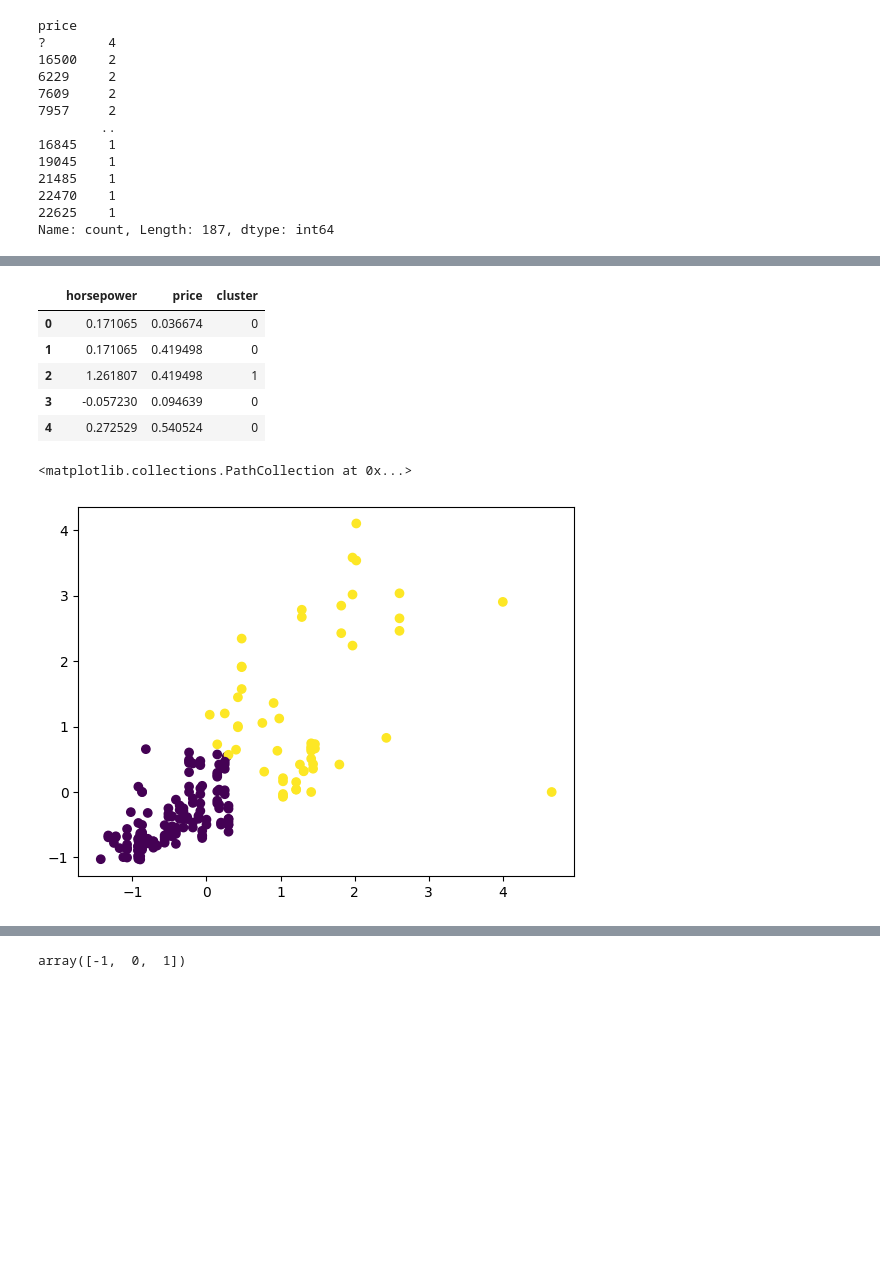
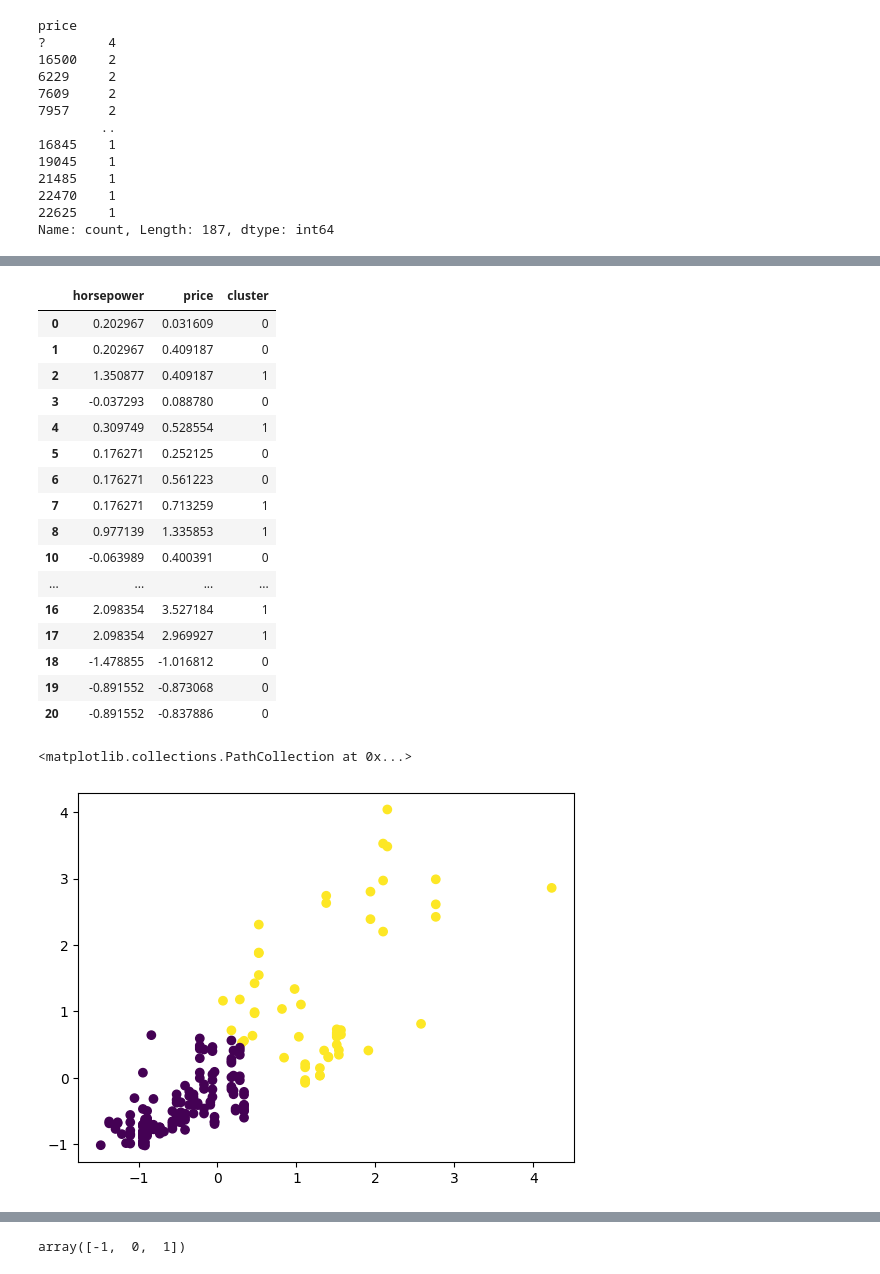
Before and after one commit to nicriv831/ds-ft-0125-code-solutions, a Jupyter notebook: clustering/data/clustering.ipynb, the cells around one changed output, grey strips where cells are left out. Drawn from its saved outputs; the diff is of its cells as text; code cells hidden in the pictures; blank space fills up the shorter version.

```diff
--- a/clustering/data/clustering.ipynb
+++ b/clustering/data/clustering.ipynb
@@ -127,0 +124,8 @@ np.int64(0)
+# %%
+# Less than 10% of data are ?s which are really Nans, drop these rows
+
+for_model = for_model[for_model['horsepower'] != '?']
+print(f' horsepower ?s - {(for_model['horsepower'] == '?').sum()}')
+
+for_model = for_model[for_model['price'] != '?']
+print(f' price ?s - {(for_model['price'] == '?').sum()}')
@@ -138,5 +138,0 @@ See the caveats in the documentation: https://pandas.pydata.org/pandas-docs/stab
-# %%
-# compute mean and impute
-
-hp_mean = for_model['horsepower'].mean()
-for_model['horsepower'] = for_model['horsepower'].fillna(hp_mean)
@@ -149,5 +138,0 @@ See the caveats in the documentation: https://pandas.pydata.org/pandas-docs/stab
-# %%
-# Replace price ? with nan
-
-for_model['price'] = for_model['price'].replace('?', np.nan)
-(for_model['price'] == '?').sum()
@@ -171,5 +142,0 @@ See the caveats in the documentation: https://pandas.pydata.org/pandas-docs/stab
-# %%
-# compute mean and impiute for nan
-
-price_mean = for_model['price'].mean()
-for_model['price'] = for_model['price'].fillna(price_mean)
@@ -234,25 +178,40 @@ KMeans(n_clusters=2, random_state=42)
 # %%
 # Create dataframe with cluster column for charts
 
 charter = scaled_df.copy()
 
 charter['cluster'] = kmeans.labels_
 
-charter.head()
+charter.head(20)
 # %% [output]
 |  | horsepower | price | cluster |
-| 0 | 0.171065 | 0.036674 | 0 |
-| 1 | 0.171065 | 0.419498 | 0 |
-| 2 | 1.261807 | 0.419498 | 1 |
-| 3 | -0.057230 | 0.094639 | 0 |
-| 4 | 0.272529 | 0.540524 | 0 |
+| 0 | 0.202967 | 0.031609 | 0 |
+| 1 | 0.202967 | 0.409187 | 0 |
+| 2 | 1.350877 | 0.409187 | 1 |
+| 3 | -0.037293 | 0.088780 | 0 |
+| 4 | 0.309749 | 0.528554 | 1 |
+| 5 | 0.176271 | 0.252125 | 0 |
+| 6 | 0.176271 | 0.561223 | 0 |
+| 7 | 0.176271 | 0.713259 | 1 |
+| 8 | 0.977139 | 1.335853 | 1 |
+| 10 | -0.063989 | 0.400391 | 0 |
+| ... | ... | ... | ... |
+| 16 | 2.098354 | 3.527184 | 1 |
+| 17 | 2.098354 | 2.969927 | 1 |
+| 18 | -1.478855 | -1.016812 | 0 |
+| 19 | -0.891552 | -0.873068 | 0 |
+| 20 | -0.891552 | -0.837886 | 0 |
-# %%
-# Plot clusters
-
-plt.scatter(charter['horsepower'], charter['price'], c=charter['cluster'])
-# %% [output]
-<matplotlib.collections.PathCollection at 0x...>
-[figure, removed]
+# %%
+# Plot clusters
+
+plt.scatter(charter['horsepower'], charter['price'], c=charter['cluster'])
+
+# Cluster one looks to be mostly those that have one or both numbers above 1. There are some in cluster 1 that values below 1 both there are few.
+# Both groups are similar in that there looks to be a positive correlation between price and horsepower
+# Both groups are different in that group one is those with higher horsepower/price and group 0 is those with less
+# %% [output]
+<matplotlib.collections.PathCollection at 0x...>
+[figure, added]
 # %%
 # Make loop to check for best value of k
 
```
Also changed, not shown: parts of 21 cells of this notebook, 1 other file.
